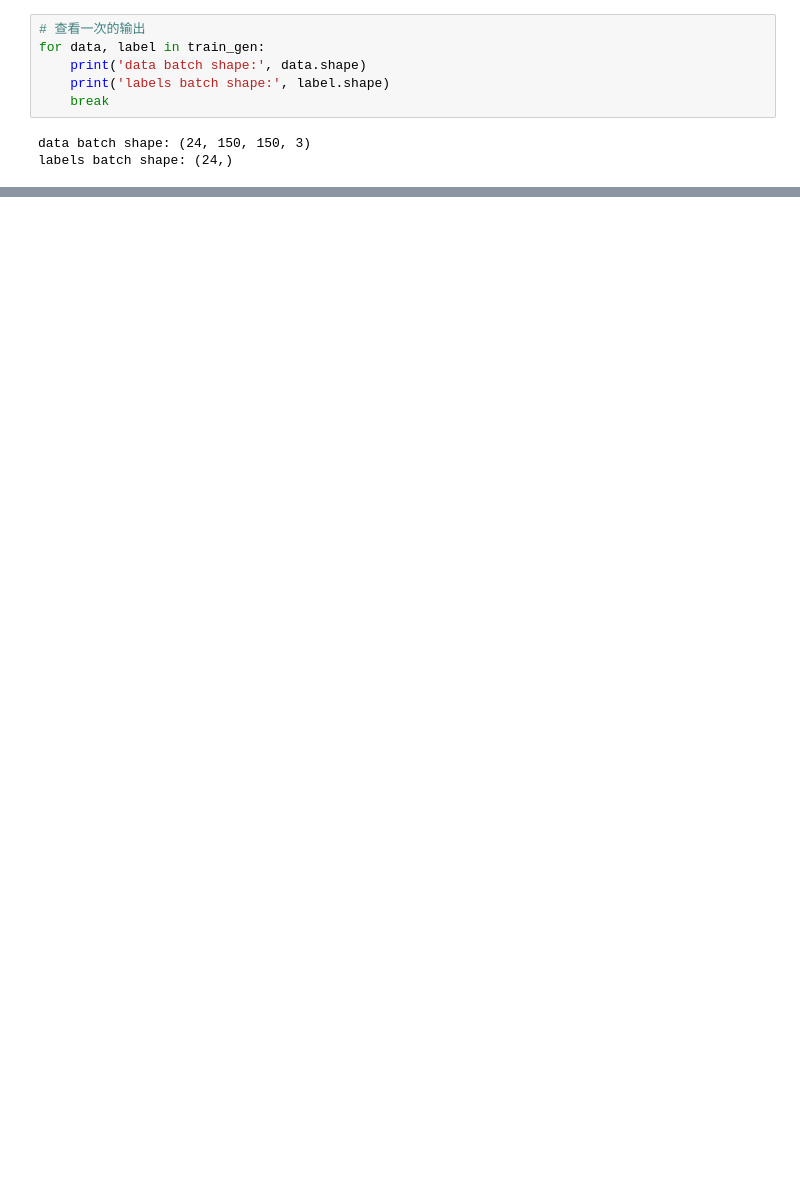
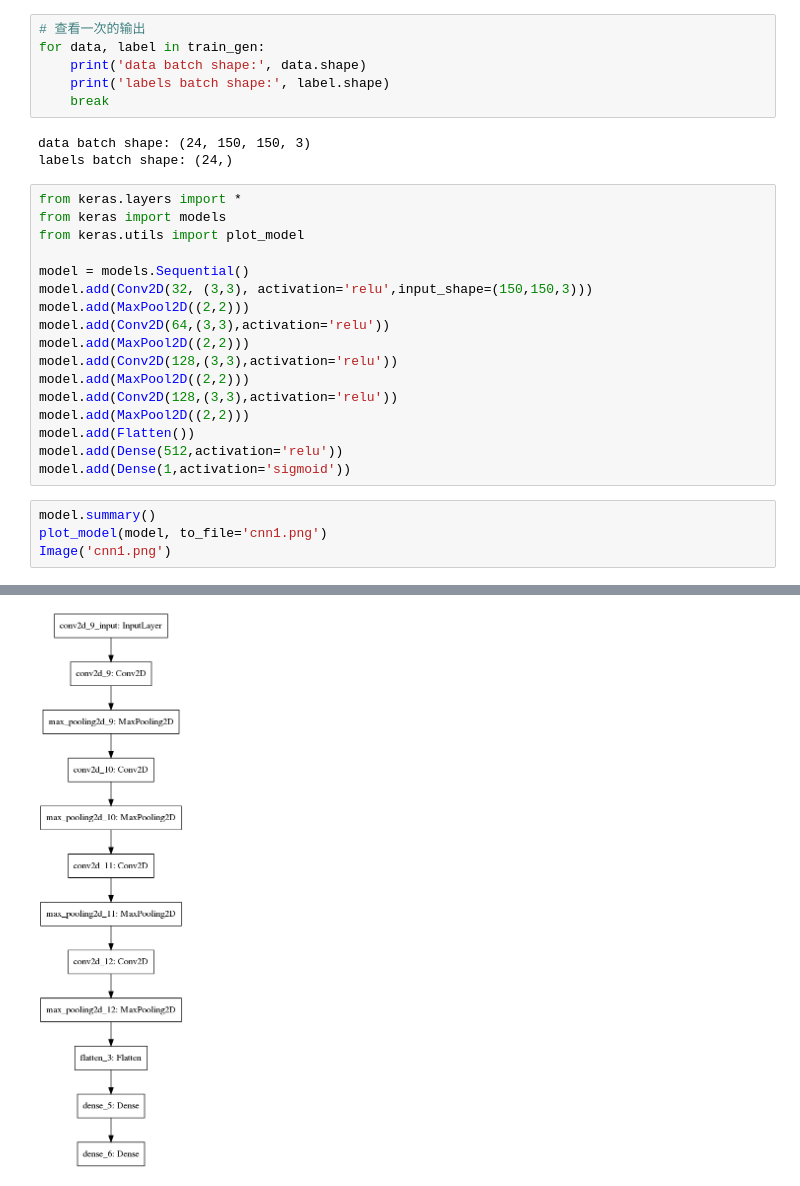
Before and after one commit to dzwduan/TF-Keras-Notes, a Jupyter notebook: 07_small_data.ipynb, the cells around one changed output, grey strips where cells are left out. Cells and saved outputs as stored; diff of their text form; blank space fills up the shorter version.

```diff
--- a/07_small_data.ipynb
+++ b/07_small_data.ipynb
@@ -124,3 +124,25 @@ for data, label in train_gen:
 # %% [output]
 data batch shape: (24, 150, 150, 3)
 labels batch shape: (24,)
+# %%
+from keras.layers import *
+from keras import models
+from keras.utils import plot_model
+
+model = models.Sequential()
+model.add(Conv2D(32, (3,3), activation='relu',input_shape=(150,150,3)))
+model.add(MaxPool2D((2,2)))
+model.add(Conv2D(64,(3,3),activation='relu'))
+model.add(MaxPool2D((2,2)))
+model.add(Conv2D(128,(3,3),activation='relu'))
+model.add(MaxPool2D((2,2)))
+model.add(Conv2D(128,(3,3),activation='relu'))
+model.add(MaxPool2D((2,2)))
+model.add(Flatten())
+model.add(Dense(512,activation='relu'))
+model.add(Dense(1,activation='sigmoid'))
+# %%
+model.summary()
+plot_model(model, to_file='cnn1.png')
+Image('cnn1.png')
+# %% [output]
@@ -126,0 +166 @@ labels batch shape: (24,)
+[figure, added]
```
Also changed, not shown: parts of 14 cells of this notebook.
